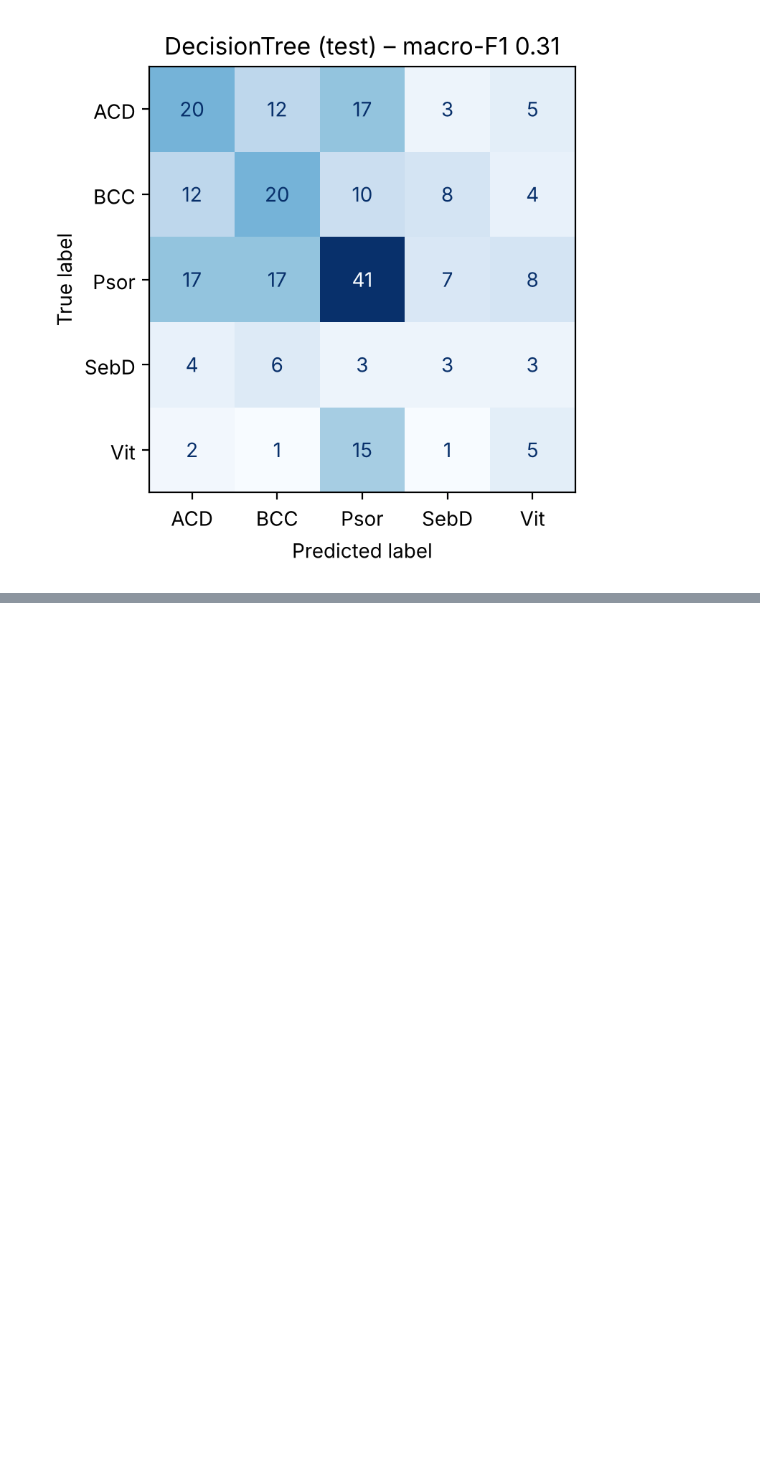
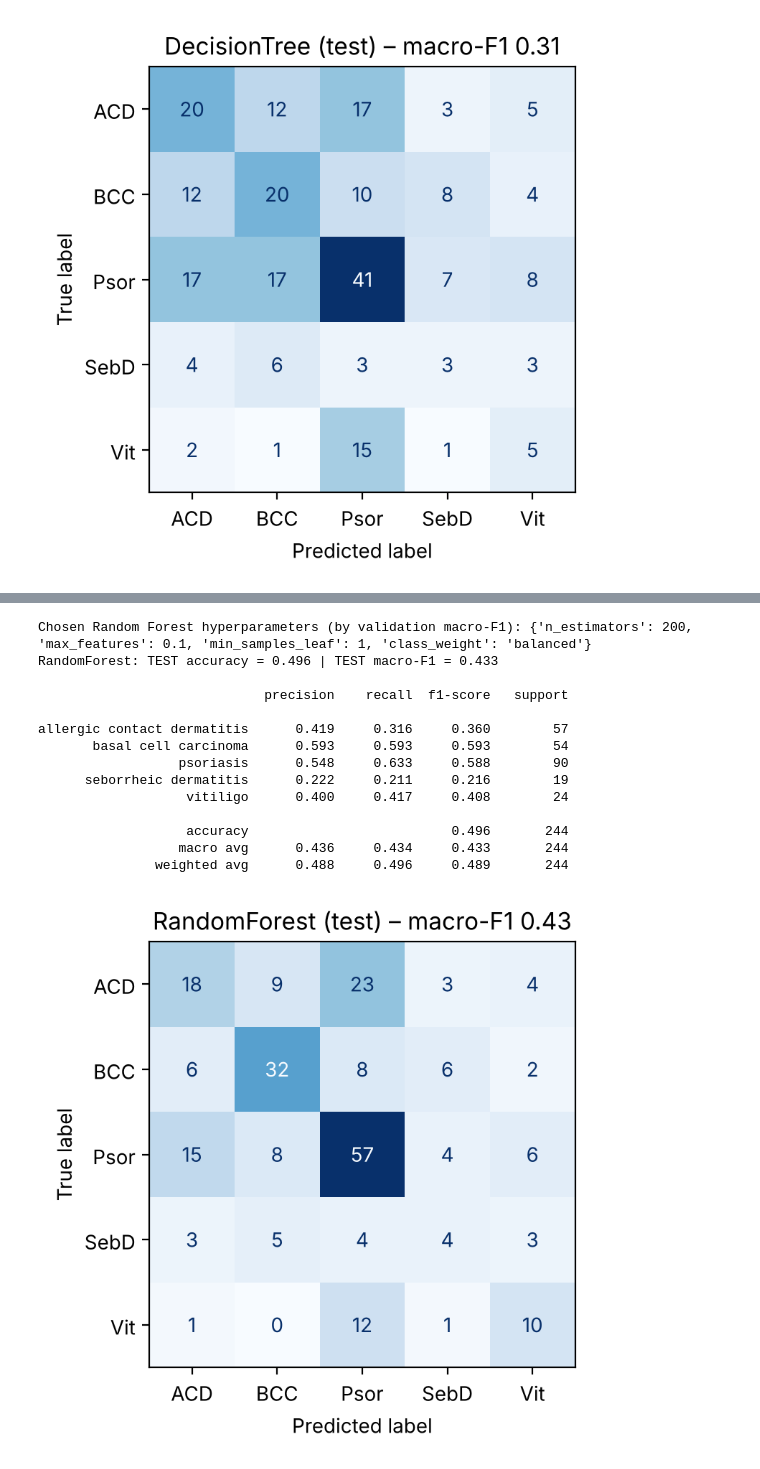
Before and after one commit to Cyrix7/f21dl-2026-27-UG-group-15, a Jupyter notebook: notebooks/R3_decision_tree_random_forest.ipynb, the cells around one changed output, grey strips where cells are left out. Cells and saved outputs as stored; diff of their text form; code cells hidden in the pictures; blank space fills up the shorter version.

```diff
--- a/notebooks/R3_decision_tree_random_forest.ipynb
+++ b/notebooks/R3_decision_tree_random_forest.ipynb
@@ -186,0 +196,9 @@ allergic contact dermatitis      0.364     0.351     0.357        57
+# %%
+# random forest grid search on the validation set
+from sklearn.ensemble import RandomForestClassifier
+
+rf_grid = [dict(n_estimators=n, max_features=mf, min_samples_leaf=l, class_weight=cw)
+           for n, mf, l, cw in product([200, 500], ["sqrt", "log2", 0.1], [1, 3, 5], ["balanced", "balanced_subsample"])]
+make_rf = lambda **p: RandomForestClassifier(random_state=RANDOM_STATE, n_jobs=-1, **p)
+rf_search = tune_on_val(make_rf, rf_grid, "RandomForest")
+rf_search.head(8)
@@ -186,0 +215,22 @@ allergic contact dermatitis      0.364     0.351     0.357        57
+# %%
+# pick best params, retrain and test
+rf_best = best_params(rf_search, ["n_estimators", "max_features", "min_samples_leaf", "class_weight"])
+print("Chosen Random Forest hyperparameters (by validation macro-F1):", rf_best)
+rf_model = make_rf(**rf_best).fit(X_train, y_train)
+rf_res = evaluate_on_test(rf_model, "RandomForest", rf_best)
+# %% [output]
+Chosen Random Forest hyperparameters (by validation macro-F1): {'n_estimators': 200, 'max_features': 0.1, 'min_samples_leaf': 1, 'class_weight': 'balanced'}
+RandomForest: TEST accuracy = 0.496 | TEST macro-F1 = 0.433
+
+                             precision    recall  f1-score   support
+
+allergic contact dermatitis      0.419     0.316     0.360        57
+       basal cell carcinoma      0.593     0.593     0.593        54
+                  psoriasis      0.548     0.633     0.588        90
+      seborrheic dermatitis      0.222     0.211     0.216        19
+                   vitiligo      0.400     0.417     0.408        24
+
+                   accuracy                          0.496       244
+                  macro avg      0.436     0.434     0.433       244
+               weighted avg      0.488     0.496     0.489       244
+[figure, added]
```
Also changed, not shown: parts of 6 cells of this notebook.
